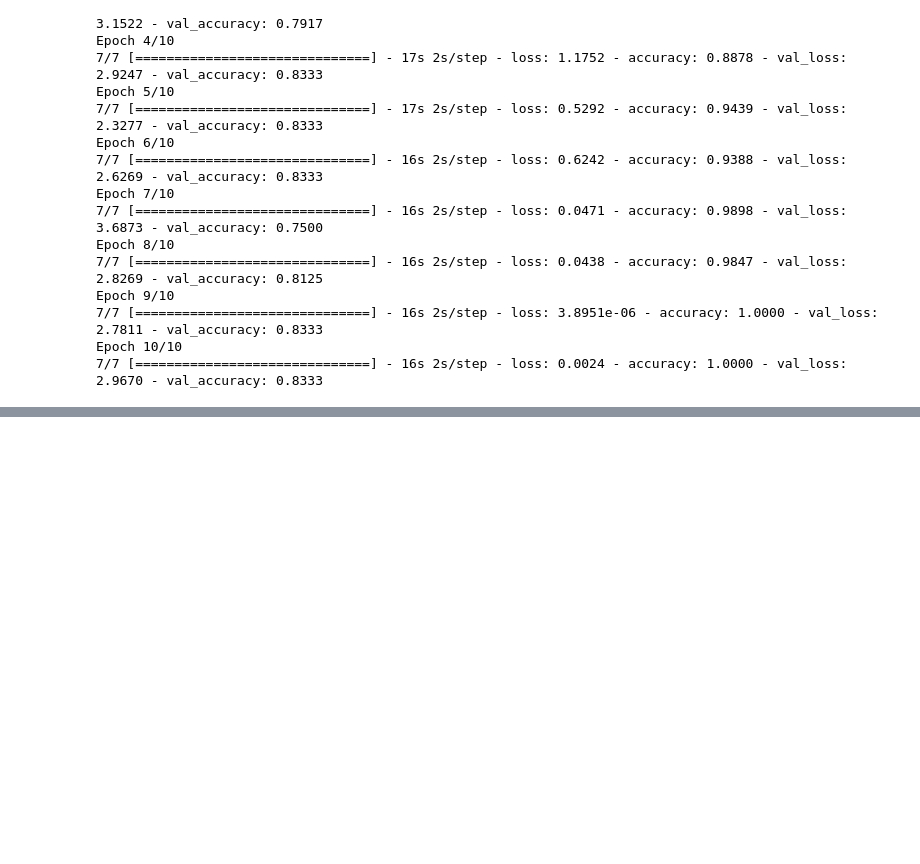
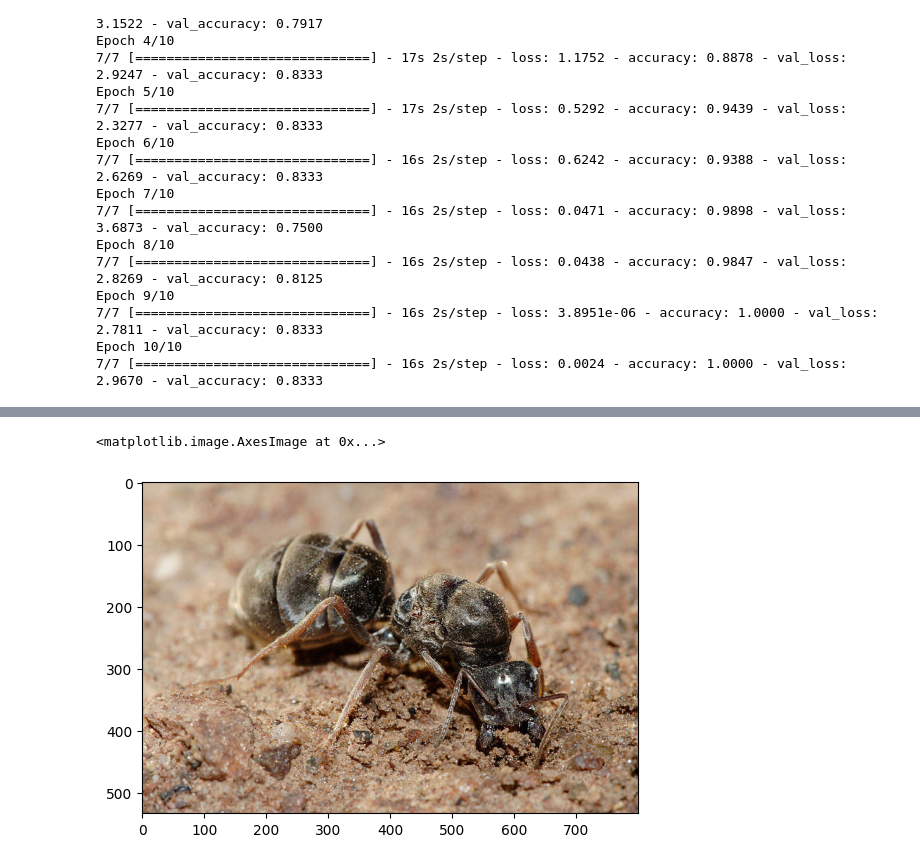
Before and after one commit to JotiRoy01/VGG16_Demo, a Jupyter notebook: notebook/VGG16_Demo.ipynb, the cells around one changed output, grey strips where cells are left out. Saved outputs shown, nothing was run; the diff lists cells and outputs as text; code cells hidden in the pictures; blank space fills up the shorter version.

```diff
--- a/notebook/VGG16_Demo.ipynb
+++ b/notebook/VGG16_Demo.ipynb
@@ -275,0 +334,5 @@ Epoch 10/10
+# %%
+plt.imshow(test_img)
+# %% [output]
+<matplotlib.image.AxesImage at 0x...>
+[figure, added]
```
Also changed, not shown: parts of 17 cells of this notebook.
